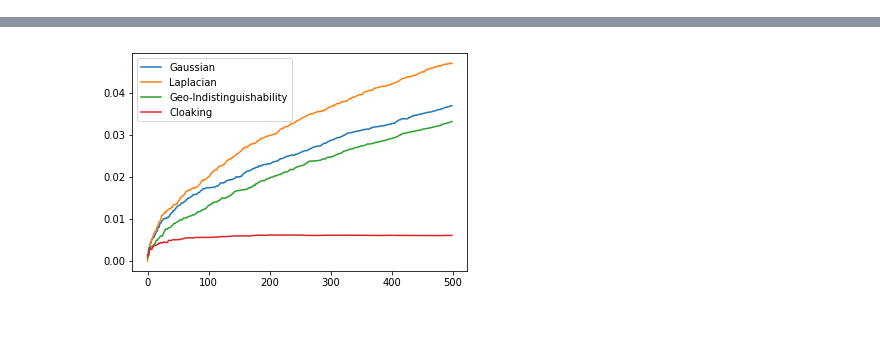
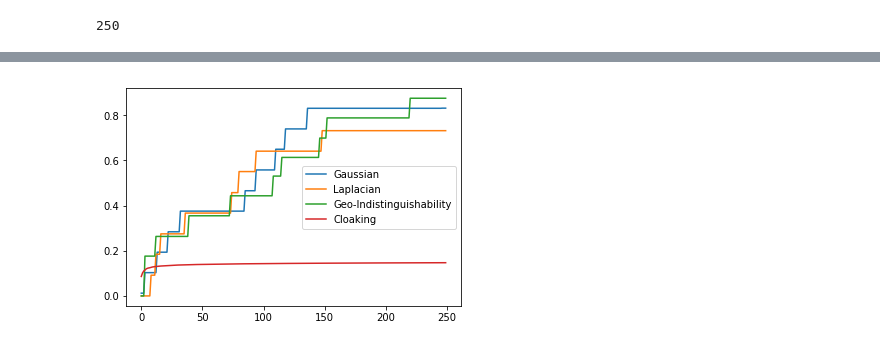
Before and after one commit to njriasan/CS294-163-FINAL-PROJECT, a Jupyter notebook: dp-sensors/privacy_simulation.ipynb, the cells around one changed output, grey strips where cells are left out. Saved outputs shown, nothing was run; the diff lists cells and outputs as text; code cells hidden in the pictures.

```diff
--- a/dp-sensors/privacy_simulation.ipynb
+++ b/dp-sensors/privacy_simulation.ipynb
@@ -134,11 +178,10 @@ class semi_honest(server):
 # %%
-@ray.remote
-def evaluate(server, scheme):
+def evaluate_privacy(server, scheme):
     return server.average_predictive_power(scheme), scheme
 
-def compare_schemes(server, save = False):
+def compare_scheme_privacy(server, save = False):
     endogenous = range(server.epochs)
-    _exogenous = ray.get([ evaluate.remote(server, scheme) for scheme in privacy_schemes ])
+    _exogenous = [ evaluate_privacy(server, scheme) for scheme in privacy_schemes ]
 
     for exogenous, scheme in _exogenous:
         plot.plot(endogenous, exogenous, label = scheme)
@@ -150,2 +212,8 @@ USGS = semi_honest(length = 100, count = 100, epochs = 500)
+# %%
+USGS.epochs
+# %% [output]
+250
 # %%
 USGS.introduce_privacy(0.025)
+compare_scheme_privacy(USGS)
+# %% [output]
@@ -152,4 +221 @@ USGS.introduce_privacy(0.025)
+[figure, added]
-# %%
-compare_schemes(USGS)
-# %% [output]
-[figure, removed]
```
Also changed, not shown: parts of 13 cells of this notebook.
